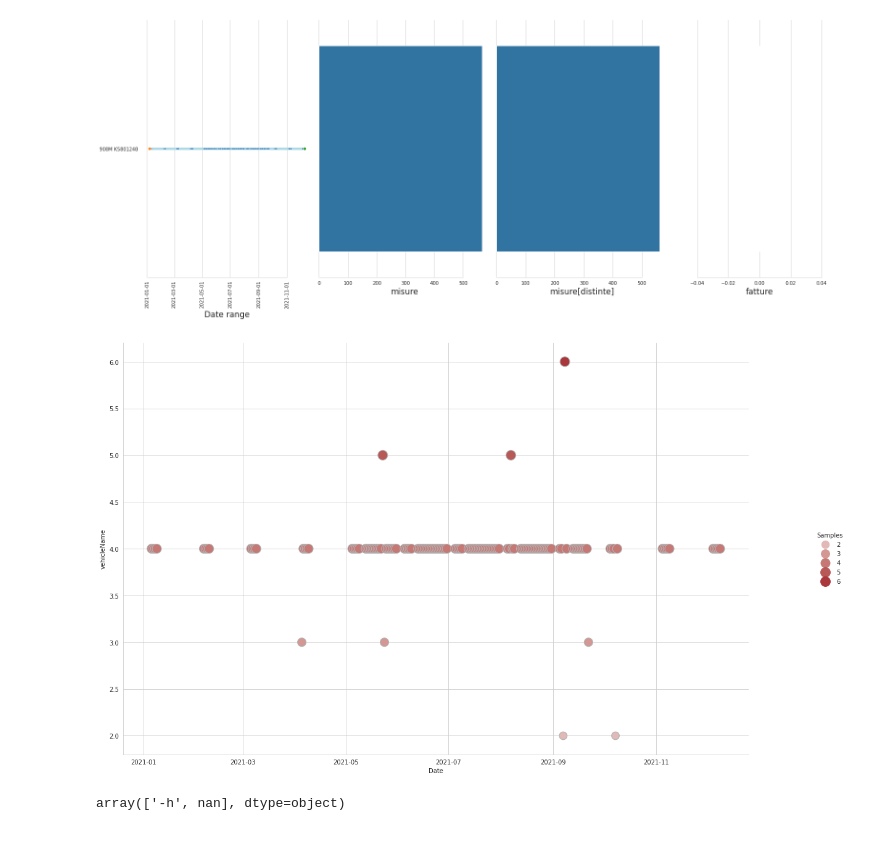
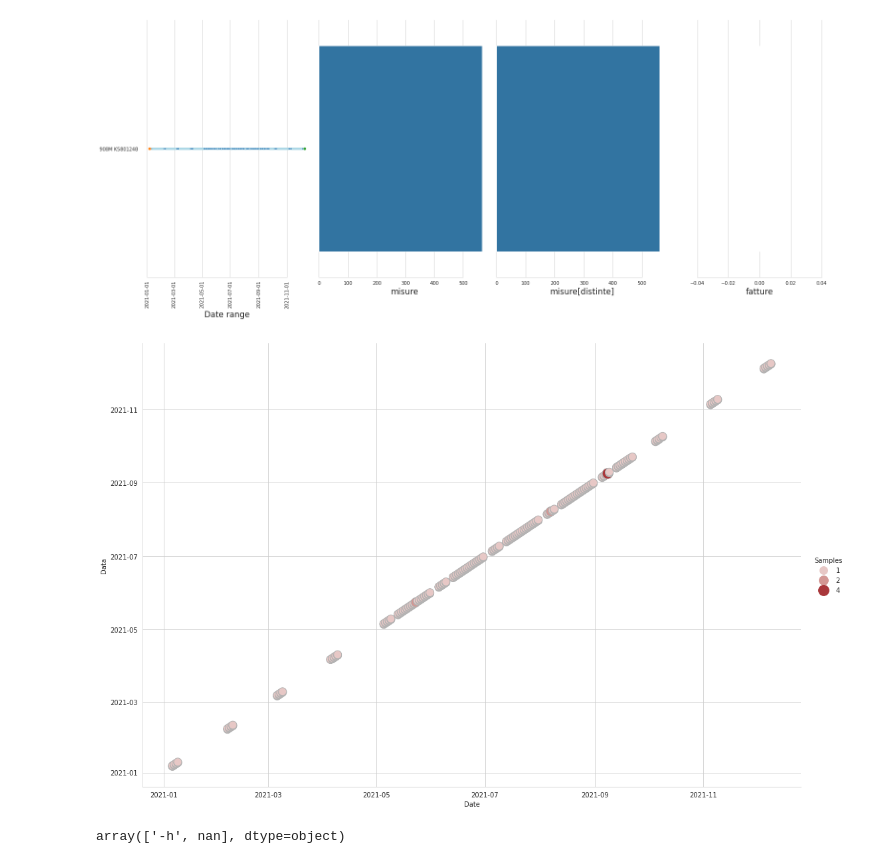
Before and after one commit to antonioalbanese/ai4trucks, a Jupyter notebook: cumulative_analysis.ipynb, the cells around one changed output. Drawn from its saved outputs; the diff is of its cells as text; code cells hidden in the pictures.

Commit message:
fix on general read_data function

```diff
--- a/cumulative_analysis.ipynb
+++ b/cumulative_analysis.ipynb
@@ -230,5 +311,5 @@ df_G.vehicleName.unique()
 # %% [output]
 array(['908M K5801248'], dtype=object)
 # %%
-overview(df_G, plate="vehicleName", timestamp="Data", fatture=fatture)
+df_G, useless_G = overview(df_G, plate="vehicleName", timestamp="Data", fatture=fatture)
 # %% [output]
@@ -248,3 +330,11 @@ ChiaveElettronica             Attiva
 BloccoMotore                  Spento
 Name: 0, dtype: object
 --> Colonne eliminate
+# %%
+fig, ax = plt.subplots(4, 1, figsize=(14, 8))
+for i, c in enumerate(["Batteria", "TempRefrigeranteMotore", "TempOlioIdraulica", "Consumo"]):
+    df_G[f"{c}_v"] = df_G[c].str.replace(",", ".").str.extract('(\d+(?:.\d+)?)').astype(float)
+    sns.histplot(data=df_G, x=f"{c}_v", ax=ax[i], color=sns.color_palette()[i])
+    ax[i].set_xlabel(c)
+plt.tight_layout()
+# df_G.drop_duplicates()[["Batteria_v", "TempRefrigeranteMotore_v", "TempOlioIdraulica_v", "Consumo_v"]].plot(kind="hist")
@@ -250,0 +343,8 @@ Name: 0, dtype: object
+# %%
+fig, ax = plt.subplots(3, 1, figsize=(20, 8))
+for i, c in enumerate(["ContaKm","ContaOre", "CarburanteUsato"]):
+    df_G[f"{c}_v"] = df_G[c].str.extract('(\d+(?:.\d+)?)').astype(float)
+    sns.lineplot(data=df_G, x="Data", y=f"{c}_v", ax=ax[i], color=sns.color_palette()[i], zorder=1)
+    sns.scatterplot(data=df_G, x="Data", y=f"{c}_v", ax=ax[i], color=sns.color_palette("pastel")[i], zorder=2, s=14)
+    ax[i].set_ylabel(c)
+plt.tight_layout()
@@ -250,0 +358,16 @@ Name: 0, dtype: object
+# %%
+fig, a = plt.subplots(figsize=(14, 5))
+
+ax = np.array([a, a.twinx(), a.twinx()])
+
+for i, c in enumerate(["ContaKm","ContaOre", "CarburanteUsato"]):
+    df_G[f"{c}_v"] = df_G[c].str.extract('(\d+(?:.\d+)?)').astype(float)
+    sns.lineplot(data=df_G, x="Data", y=f"{c}_v", ax=ax[i], color=sns.color_palette()[i])
+    ax[i].set_ylabel(c)
+    ax[i].yaxis.label.set_color(sns.color_palette()[i])
+    ax[i].grid(False)
+#     sns.despine(trim=True, left=False, ax=ax[i])
+
+ax[-1].spines['right'].set_position(('outward', 60))
+# plt.legend()
+plt.tight_layout()
@@ -253,9 +381,9 @@ draw_report(df_G, plate="vehicleName", timestamp="Data", fatture=fatture, per_da
 # %% [output]
 [figure]
 # %%
-g = plot_date_relplot(df_G, plate="vehicleName", timestamp="Data")
+g = plot_date_relplot(df_G, plate="Data", timestamp="Data")
 # %% [output]
-[figure, old version]
+[figure, new version]
 # %%
 df_G.ProssimoTagliando.unique()
 # %% [output]
```
Also changed, not shown: parts of 24 cells of this notebook, 4 other files.
